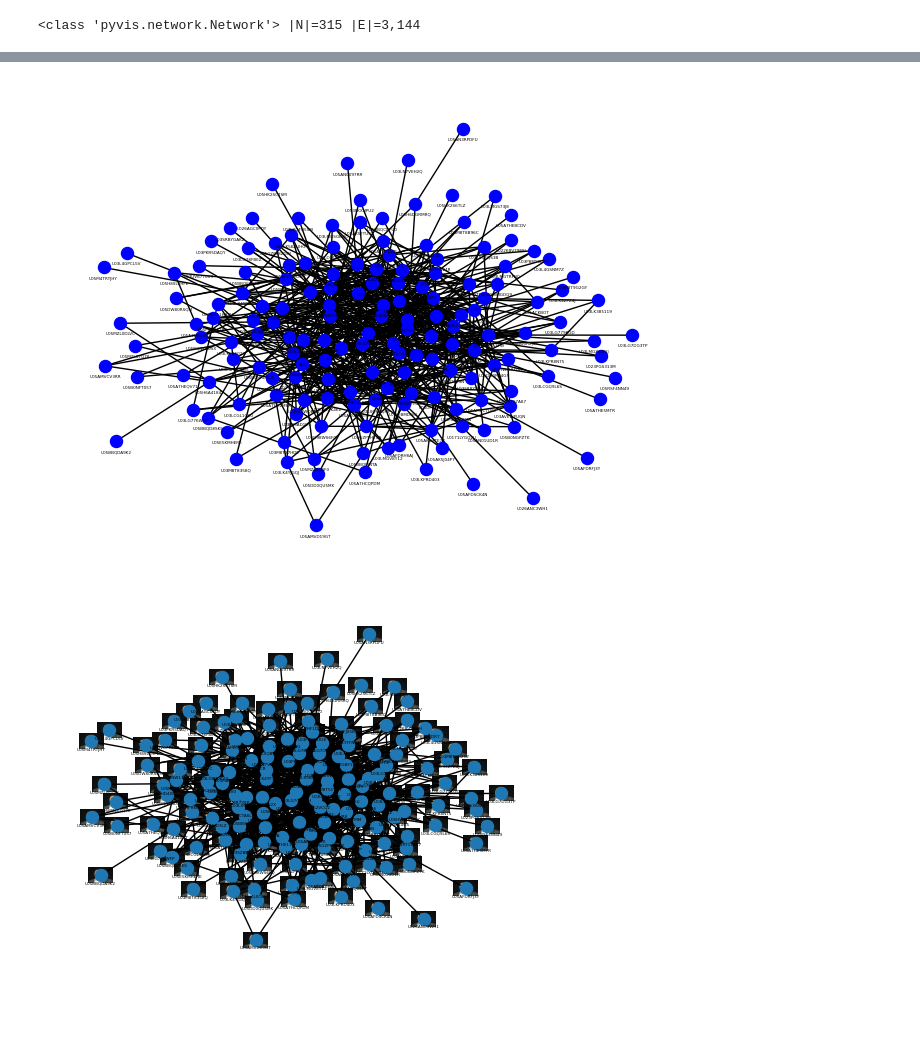
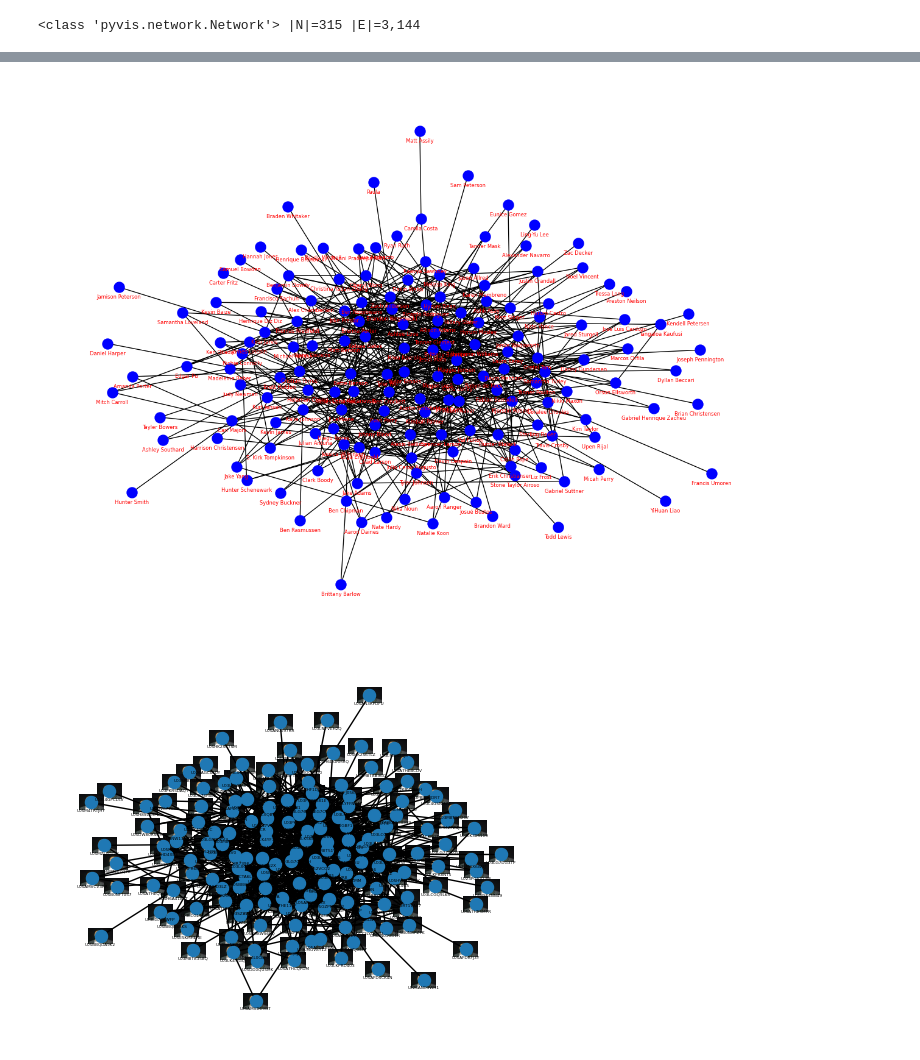
Before and after one commit to bwegr/stat386project, a Jupyter notebook: BlogPosts.ipynb, the cells around one changed output, grey strips where cells are left out. Saved outputs shown, nothing was run; the diff lists cells and outputs as text; code cells hidden in the pictures; blank space fills up the shorter version.

Commit message:
Uploading chans and users

```diff
--- a/BlogPosts.ipynb
+++ b/BlogPosts.ipynb
@@ -669,0 +656,12 @@ replynet
+# %%
+replynet = all0[['user', 'parent_user_id']].dropna().reset_index()[['user', 'parent_user_id']].drop_duplicates()
+replynet = replynet[replynet['user'] != replynet['parent_user_id']]
+replynet = pd.merge(replynet, users[['id', 'real_name']], left_on='user', right_on = 'id', how='left').dropna()
+replynet.rename(columns={'real_name': 'reply_name'}, inplace=True)
+
+replynet = pd.merge(replynet.drop('id', axis=1), users[['id', 'real_name']], left_on='parent_user_id', right_on = 'id', how='left').dropna()
+replynet.rename(columns={'real_name': 'parent_name'}, inplace=True)
+replynet['reply_name'] = replynet['reply_name'].astype(str)
+replynet['parent_name'] = replynet['parent_name'].astype(str)
+replynet = replynet[['parent_name','reply_name']]
+replynet
@@ -688,23 +700,25 @@ reply_network_graph.html
 [interactive output not drawn]
 # %%
 import networkx as nx
+import matplotlib.pyplot as plt
 G = nx.Graph()
 
 # Add nodes and edges
 for _, row in replynet.iterrows():
-    user, parent_user = row['user'], row['parent_user_id']
+    user, parent_user = row['reply_name'], row['parent_name']
     G.add_node(user)
     G.add_node(parent_user)
     G.add_edge(user, parent_user)
 
 # Draw the graph
+plt.figure(figsize=(12, 9))
 pos = nx.kamada_kawai_layout(G)#, k=1, iterations=40)  # You can experiment with the k value and iterations
-nx.draw(G, pos, node_size=75, font_size=3, font_color="black", node_color="blue", alpha=1)
-label_pos = {key:[value[0], value[1]-0.05] for key, value in pos.items()}  # Adjust label positions
-nx.draw_networkx_labels(G, label_pos, font_size=3, font_color="black")
+nx.draw(G, pos, node_size=150, font_size=3, font_color="red", node_color="blue", alpha=1)
+label_pos = {key:[value[0], value[1]-0.04] for key, value in pos.items()}  # Adjust label positions
+nx.draw_networkx_labels(G, label_pos, font_size=6, font_color="red")
 plt.show()
 # %% [output]
-[figure, old version]
+[figure, new version]
 # %%
 import matplotlib.pyplot as plt
 import matplotlib.image as mpimg
```
Also changed, not shown: parts of 5 cells of this notebook, 3 other files.
